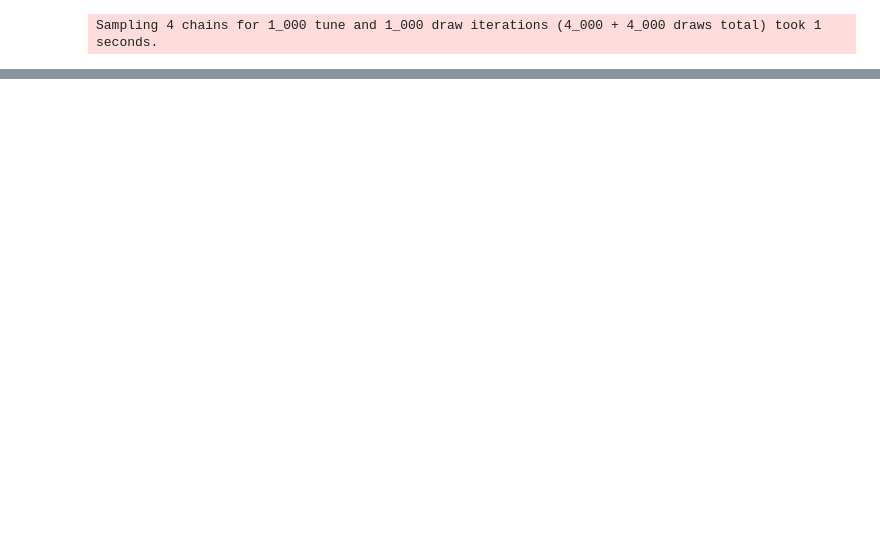
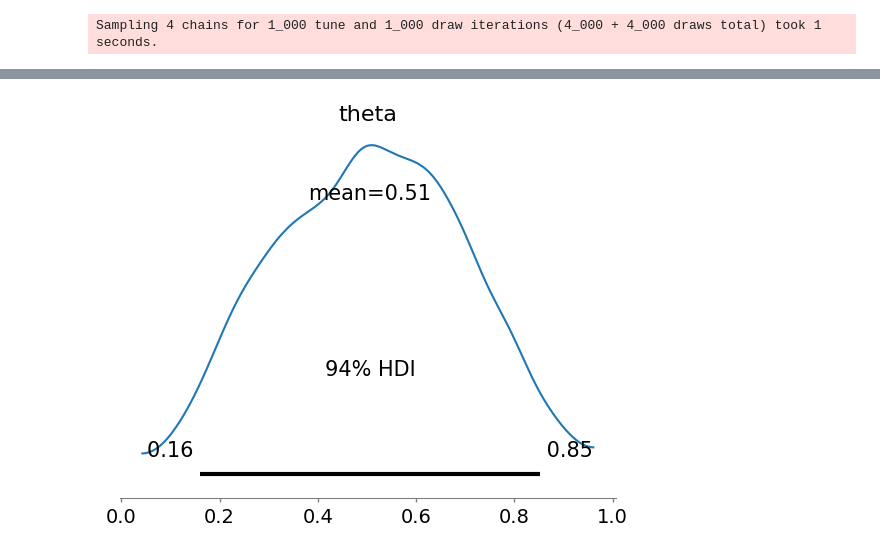
Before and after one commit to damiansp/completePython, a Jupyter notebook: bayesian/bap/02_programming_probabilistically.ipynb, the cells around one changed output, grey strips where cells are left out. Saved outputs shown, nothing was run; the diff lists cells and outputs as text; code cells hidden in the pictures; blank space fills up the shorter version.

```diff
--- a/bayesian/bap/02_programming_probabilistically.ipynb
+++ b/bayesian/bap/02_programming_probabilistically.ipynb
@@ -27,0 +42,4 @@ Sampling 4 chains for 1_000 tune and 1_000 draw iterations (4_000 + 4_000 draws
+# %%
+az.plot_posterior(idata);
+# %% [output]
+[figure, added]
```
Also changed, not shown: parts of 4 cells of this notebook.
